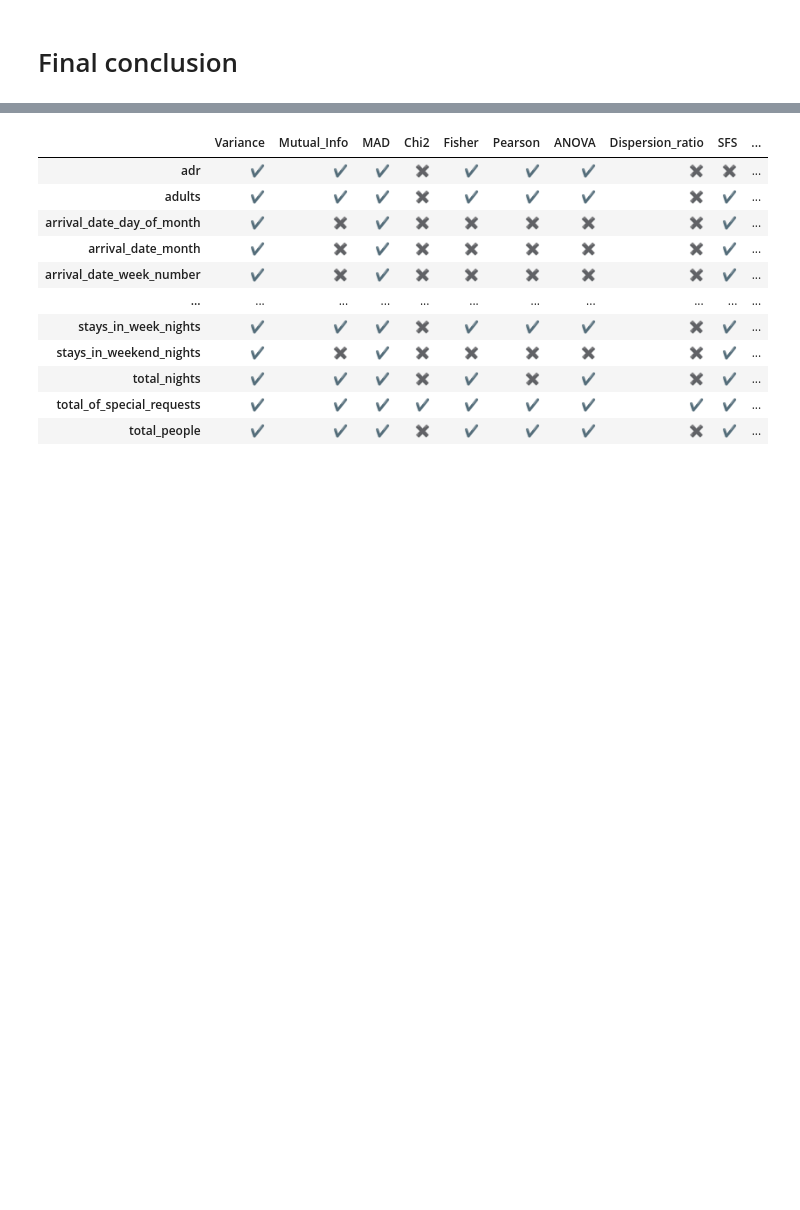
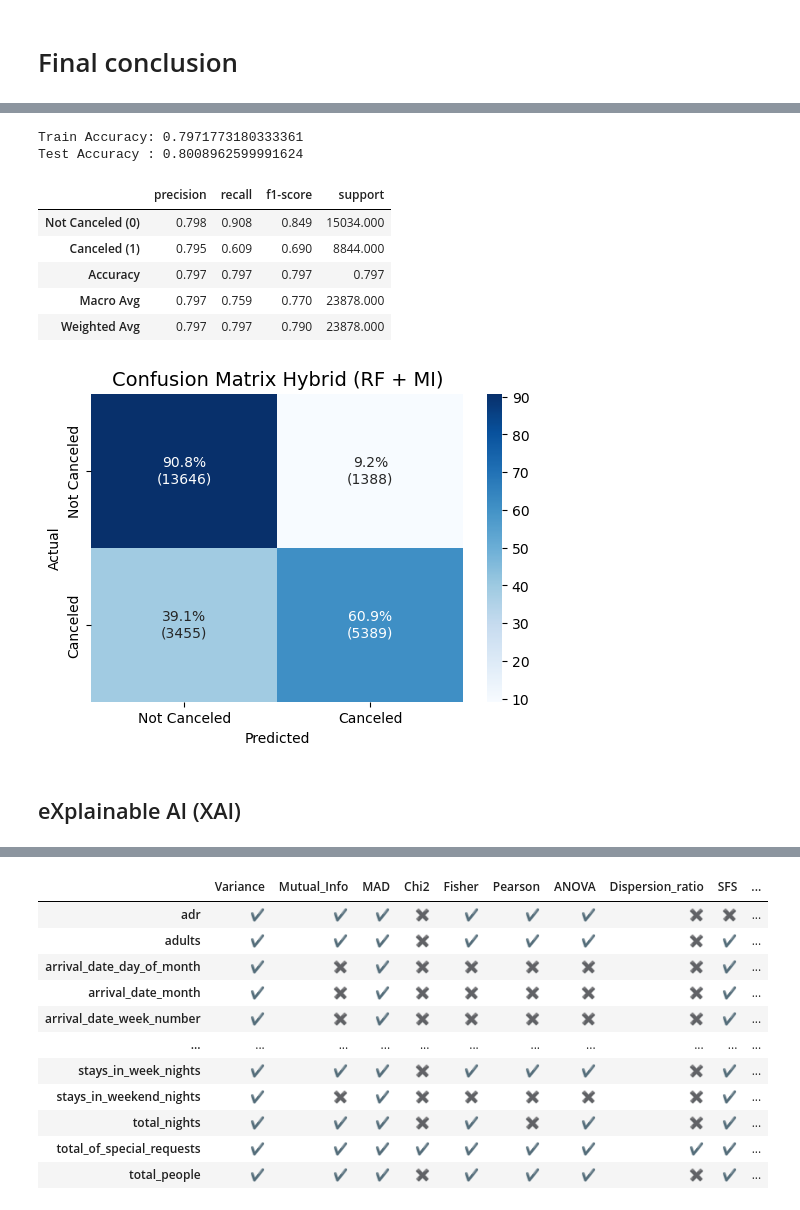
Before and after one commit to markoandjel/Preprocessing, a Jupyter notebook: I seminarski rad/Feature_Selection_Marko_Andjelkovic_1809.ipynb, the cells around one changed output, grey strips where cells are left out. Cells and saved outputs as stored; diff of their text form; code cells hidden in the pictures; blank space fills up the shorter version.

```diff
--- a/I seminarski rad/Feature_Selection_Marko_Andjelkovic_1809.ipynb
+++ b/I seminarski rad/Feature_Selection_Marko_Andjelkovic_1809.ipynb
@@ -2273,0 +2258,32 @@ plt.show()
+# %%
+X = df.drop(columns=["is_canceled"])
+y = df["is_canceled"].astype(int)
+
+# 1) Mutual Information
+mi = mutual_info_classif(X, y, random_state=42)
+mi_series = pd.Series(mi, index=X.columns).sort_values(ascending=False)
+
+mi_df = (
+    mi_series.reset_index()
+    .rename(columns={"index": "feature", 0: "mi_score"})
+)
+
+top_n = 25
+mi_features = mi_df.head(top_n)["feature"].tolist()
+
+hybrid = RandomForestClassifier(
+    n_estimators=200,
+    random_state=42,
+    n_jobs=-1
+)
+hybrid.fit(X[mi_features], y)
+
+importances = hybrid.feature_importances_
+
+selected_hybrid = list(
+    pd.Series(importances, index=mi_features)
+      .sort_values(ascending=False)
+      .index
+)
+
+selected_hybrid
@@ -2273,0 +2311,18 @@ plt.show()
+# %%
+y_test_hyb, y_pred_hyb, train_acc_hyb, test_acc_hyb = run_logistic_regression(df_scaled[selected_hybrid], df['is_canceled'])
+# %% [output]
+Train Accuracy: 0.7971773180333361
+Test Accuracy : 0.8008962599991624
+# %%
+classification_report_table(y_test_hyb, y_pred_hyb)
+plot_confusion_matrix_percent(y_test_hyb, y_pred_hyb, title='Confusion Matrix Hybrid (RF + MI)')
+# %% [output]
+|  | precision | recall | f1-score | support |
+| Not Canceled (0) | 0.798 | 0.908 | 0.849 | 15034.000 |
+| Canceled (1) | 0.795 | 0.609 | 0.690 | 8844.000 |
+| Accuracy | 0.797 | 0.797 | 0.797 | 0.797 |
+| Macro Avg | 0.797 | 0.759 | 0.770 | 23878.000 |
+| Weighted Avg | 0.797 | 0.797 | 0.790 | 23878.000 |
+[figure, added]
+# %% [markdown]
+## eXplainable AI (XAI)
```
Also changed, not shown: parts of 72 cells of this notebook.
